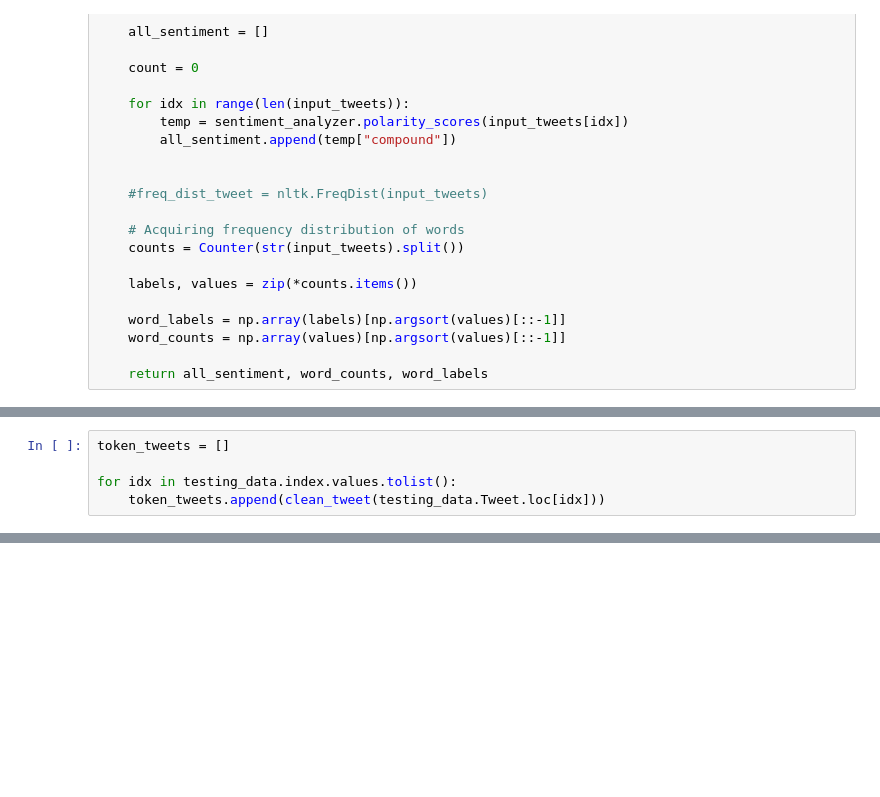
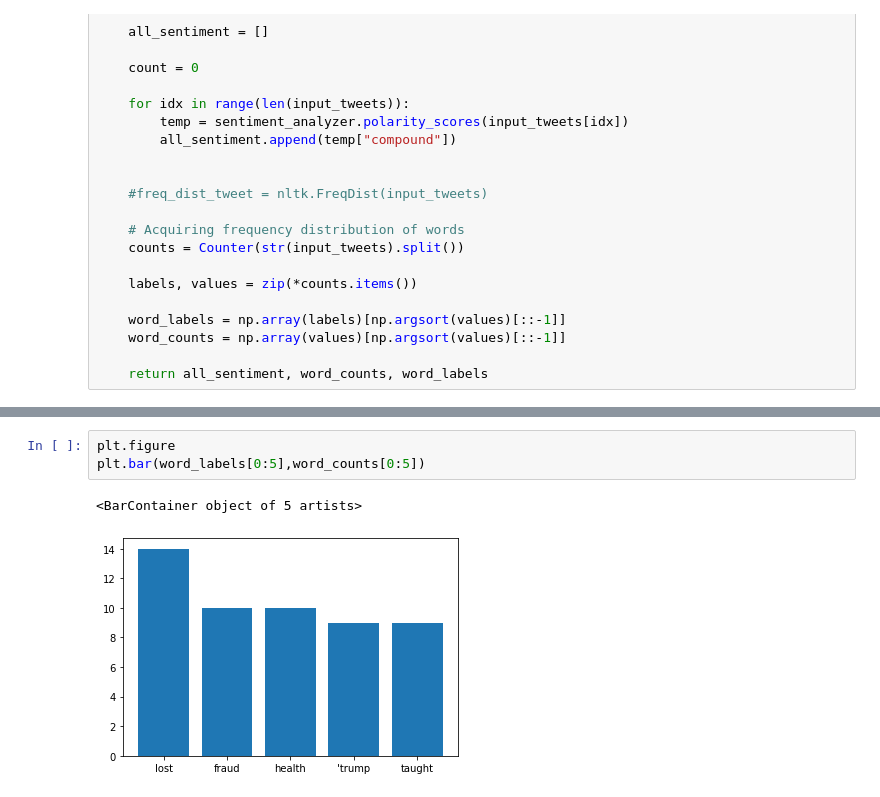
Before and after one commit to mustafa-tariqk/sentiment-trends, a Jupyter notebook: layale.ipynb, the cells around one changed output, grey strips where cells are left out. Cells and saved outputs as stored; diff of their text form; blank space fills up the shorter version.

```diff
--- a/layale.ipynb
+++ b/layale.ipynb
@@ -103,5 +148,0 @@ clean_tweet(testing_data.Tweet.loc[idx])
-# %%
-token_tweets = []
-
-for idx in testing_data.index.values.tolist():
-    token_tweets.append(clean_tweet(testing_data.Tweet.loc[idx]))
@@ -182,0 +316,6 @@ plt.bar(word_labels[0:10],word_counts[0:10])
+# %%
+plt.figure
+plt.bar(word_labels[0:5],word_counts[0:5])
+# %% [output]
+<BarContainer object of 5 artists>
+[figure, added]
```
Also changed, not shown: parts of 32 cells of this notebook, 1 other file.
